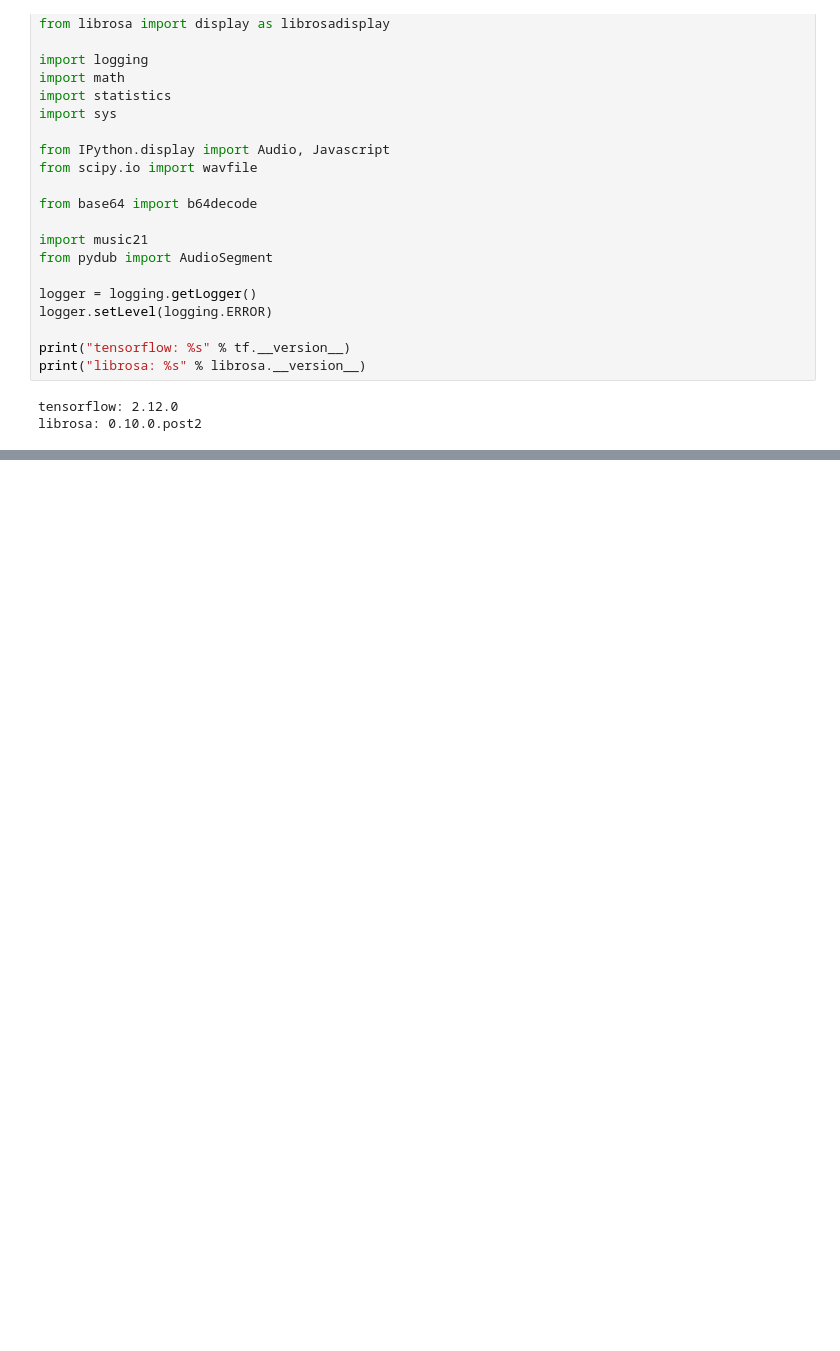
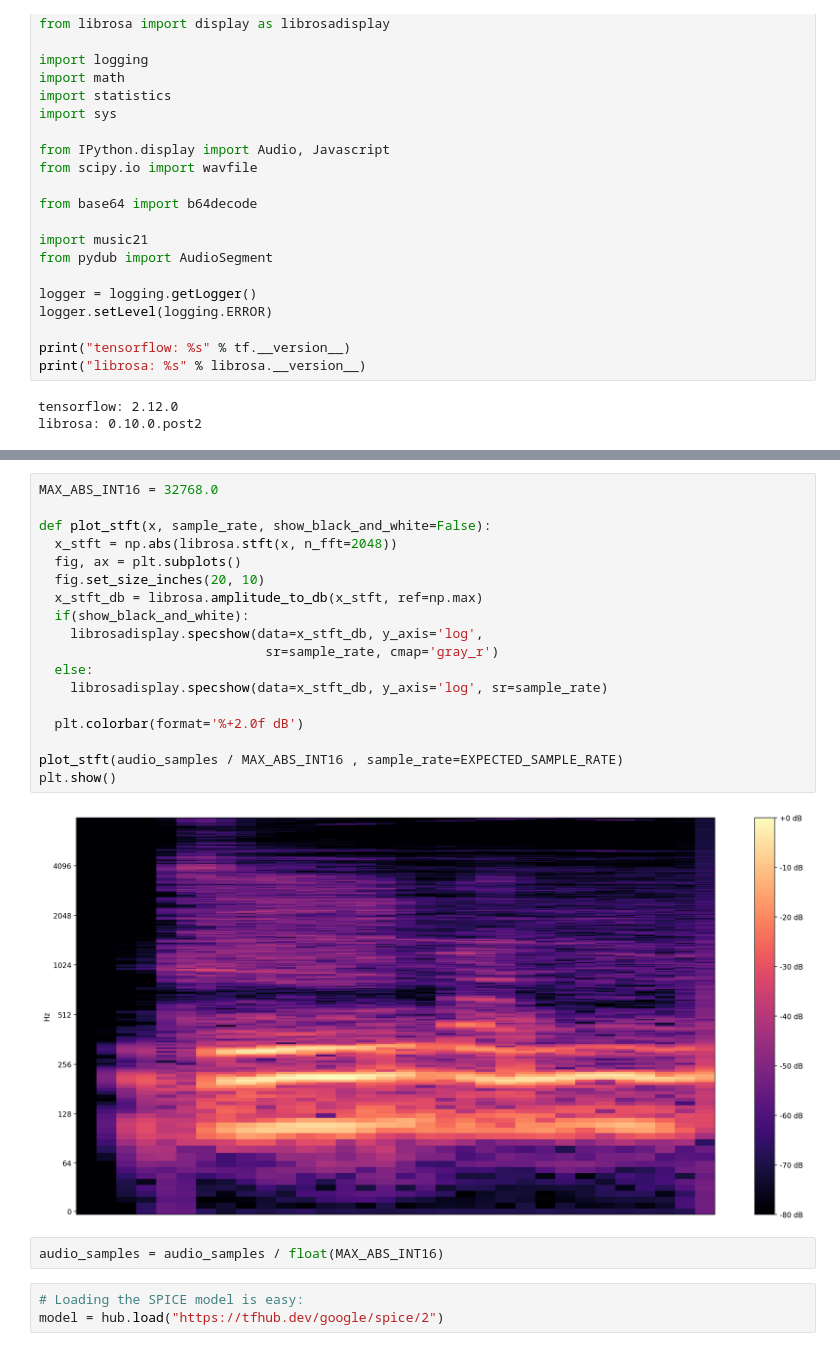
Before and after one commit to santoshrsarangi/tensorflow, a Jupyter notebook: new/Pitch_Detection.ipynb, the cells around one changed output, grey strips where cells are left out. Saved outputs shown, nothing was run; the diff lists cells and outputs as text; blank space fills up the shorter version.

```diff
--- a/new/Pitch_Detection.ipynb
+++ b/new/Pitch_Detection.ipynb
@@ -72,0 +160,25 @@ librosa: 0.10.0.post2
+# %%
+MAX_ABS_INT16 = 32768.0
+
+def plot_stft(x, sample_rate, show_black_and_white=False):
+  x_stft = np.abs(librosa.stft(x, n_fft=2048))
+  fig, ax = plt.subplots()
+  fig.set_size_inches(20, 10)
+  x_stft_db = librosa.amplitude_to_db(x_stft, ref=np.max)
+  if(show_black_and_white):
+    librosadisplay.specshow(data=x_stft_db, y_axis='log',
+                             sr=sample_rate, cmap='gray_r')
+  else:
+    librosadisplay.specshow(data=x_stft_db, y_axis='log', sr=sample_rate)
+
+  plt.colorbar(format='%+2.0f dB')
+
+plot_stft(audio_samples / MAX_ABS_INT16 , sample_rate=EXPECTED_SAMPLE_RATE)
+plt.show()
+# %% [output]
+[figure, added]
+# %%
+audio_samples = audio_samples / float(MAX_ABS_INT16)
+# %%
+# Loading the SPICE model is easy:
+model = hub.load("https://tfhub.dev/google/spice/2")
```
Also changed, not shown: parts of 22 cells of this notebook.
